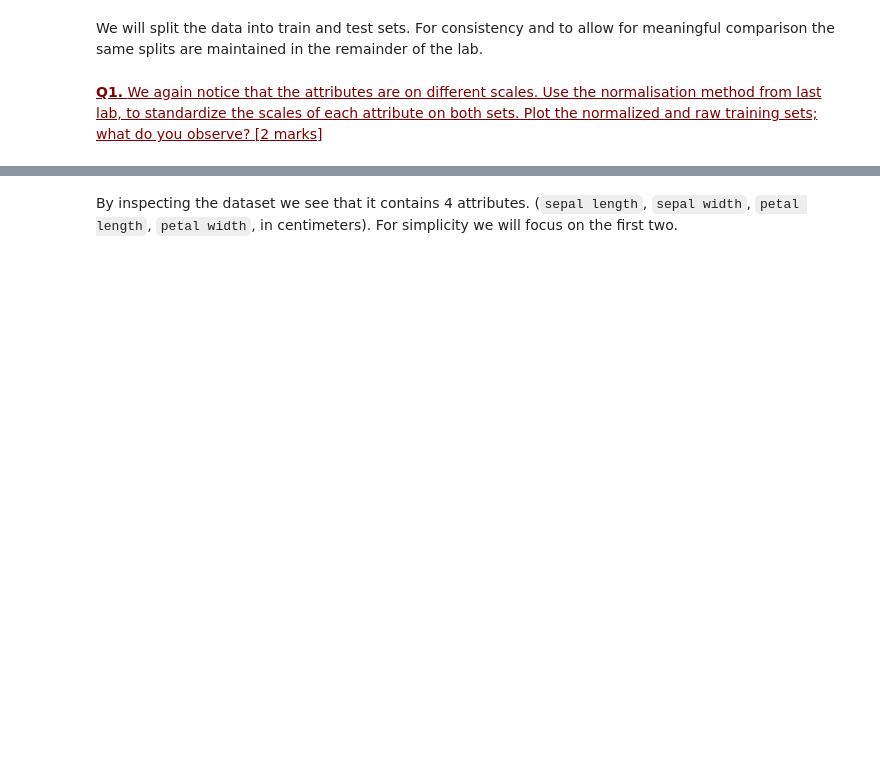
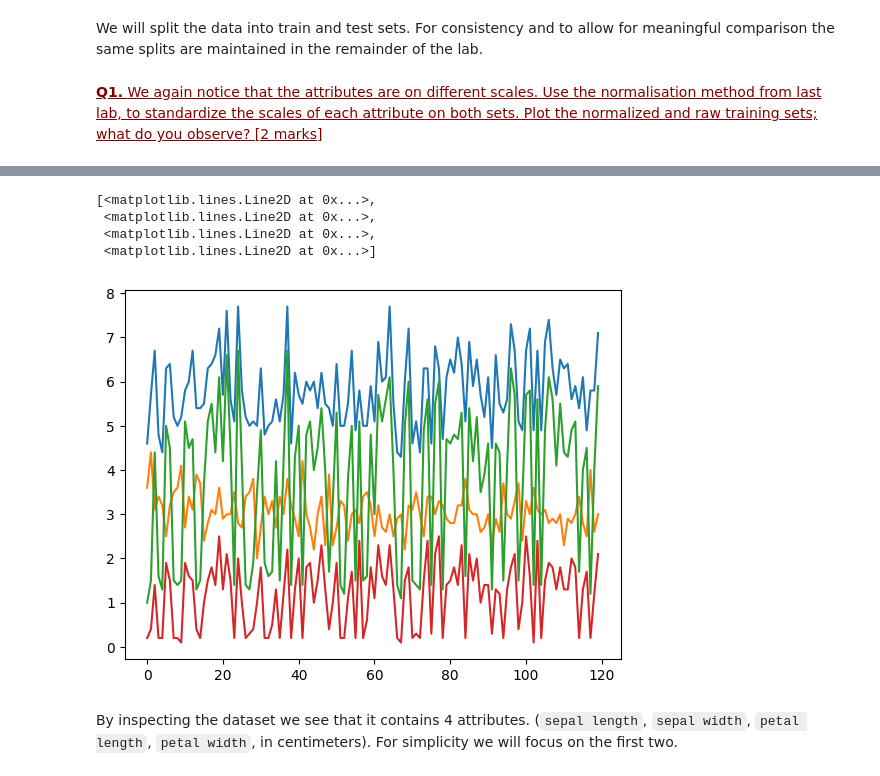
Before and after one commit to kianahs/Machine-Learning, a Jupyter notebook: wk4_Classification_I.ipynb, the cells around one changed output, grey strips where cells are left out. Drawn from its saved outputs; the diff is of its cells as text; code cells hidden in the pictures; blank space fills up the shorter version.

```diff
--- a/wk4_Classification_I.ipynb
+++ b/wk4_Classification_I.ipynb
@@ -59,3 +95,11 @@ y_test = y_test.reshape(-1, 1)
+# %%
+plt.plot(x_train_original)
+# %% [output]
+[<matplotlib.lines.Line2D at 0x...>,
+ <matplotlib.lines.Line2D at 0x...>,
+ <matplotlib.lines.Line2D at 0x...>,
+ <matplotlib.lines.Line2D at 0x...>]
+[figure, added]
 # %% [markdown]
 By inspecting the dataset we see that it contains 4 attributes. (`sepal length`, `sepal width`, `petal length`, `petal width`, in centimeters). For simplicity we will focus on the first two.
 # %%
```
Also changed, not shown: parts of 8 cells of this notebook.
